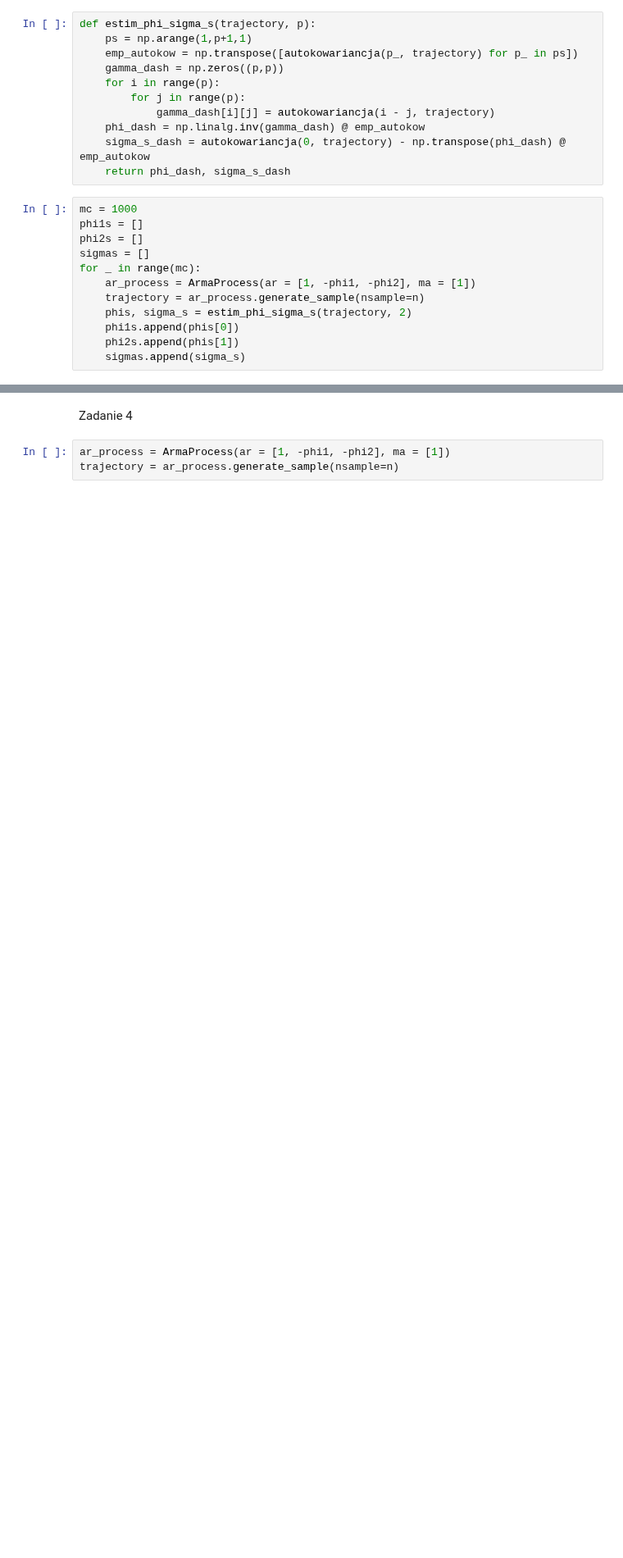
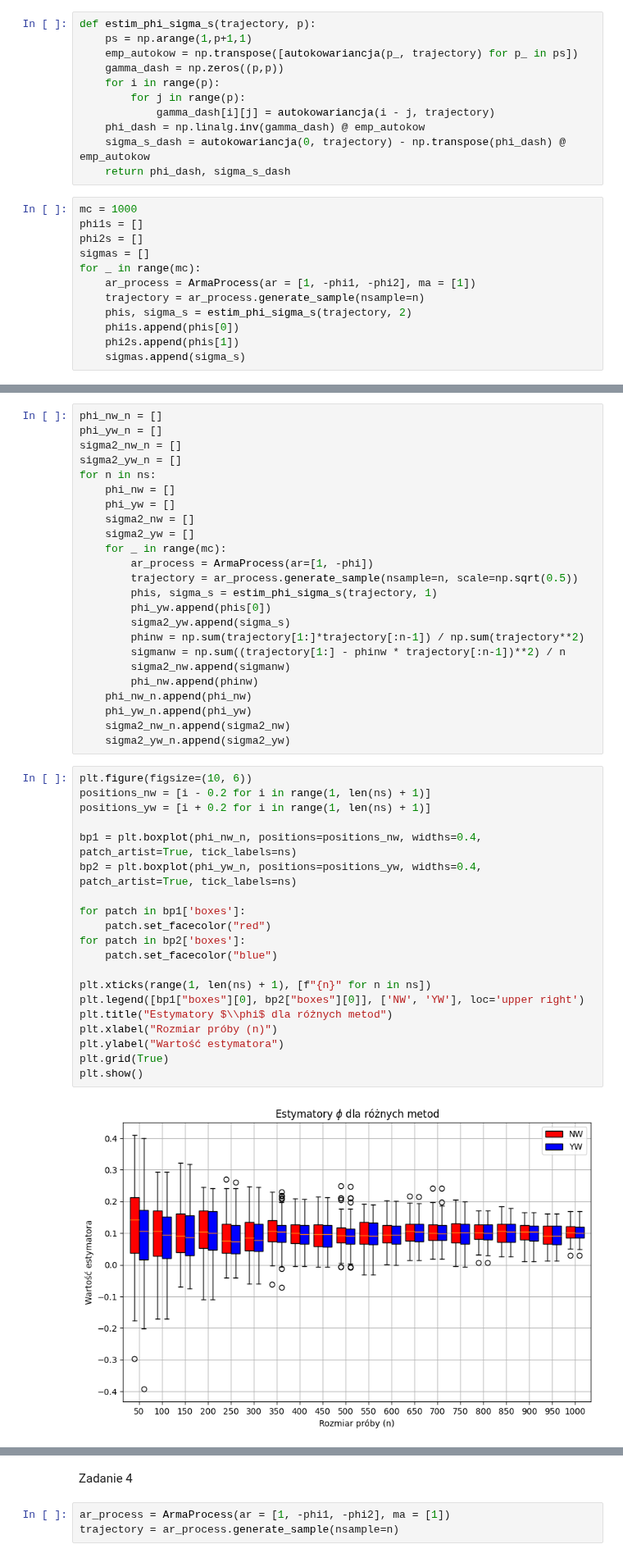
Before and after one commit to rafglo/Computer-Analysis-of-Time-Series, a Jupyter notebook: lista7.ipynb, the cells around one changed output, grey strips where cells are left out. Shown at 82% size. Cells and saved outputs as stored; diff of their text form; blank space fills up the shorter version.

```diff
--- a/lista7.ipynb
+++ b/lista7.ipynb
@@ -57,0 +65,46 @@ plt.show()
+# %%
+phi_nw_n = []
+phi_yw_n = []
+sigma2_nw_n = []
+sigma2_yw_n = []
+for n in ns:
+    phi_nw = []
+    phi_yw = []
+    sigma2_nw = []
+    sigma2_yw = []
+    for _ in range(mc):
+        ar_process = ArmaProcess(ar=[1, -phi])
+        trajectory = ar_process.generate_sample(nsample=n, scale=np.sqrt(0.5))
+        phis, sigma_s = estim_phi_sigma_s(trajectory, 1)
+        phi_yw.append(phis[0])
+        sigma2_yw.append(sigma_s)
+        phinw = np.sum(trajectory[1:]*trajectory[:n-1]) / np.sum(trajectory**2)
+        sigmanw = np.sum((trajectory[1:] - phinw * trajectory[:n-1])**2) / n
+        sigma2_nw.append(sigmanw)
+        phi_nw.append(phinw)
+    phi_nw_n.append(phi_nw)
+    phi_yw_n.append(phi_yw)
+    sigma2_nw_n.append(sigma2_nw)
+    sigma2_yw_n.append(sigma2_yw)
+# %%
+plt.figure(figsize=(10, 6))
+positions_nw = [i - 0.2 for i in range(1, len(ns) + 1)]
+positions_yw = [i + 0.2 for i in range(1, len(ns) + 1)]
+
+bp1 = plt.boxplot(phi_nw_n, positions=positions_nw, widths=0.4, patch_artist=True, tick_labels=ns)
+bp2 = plt.boxplot(phi_yw_n, positions=positions_yw, widths=0.4, patch_artist=True, tick_labels=ns)
+
+for patch in bp1['boxes']:
+    patch.set_facecolor("red")
+for patch in bp2['boxes']:
+    patch.set_facecolor("blue")
+
+plt.xticks(range(1, len(ns) + 1), [f"{n}" for n in ns])
+plt.legend([bp1["boxes"][0], bp2["boxes"][0]], ['NW', 'YW'], loc='upper right')
+plt.title("Estymatory $\\phi$ dla różnych metod")
+plt.xlabel("Rozmiar próby (n)")
+plt.ylabel("Wartość estymatora")
+plt.grid(True)
+plt.show()
+# %% [output]
+[figure, added]
```
Also changed, not shown: parts of 6 cells of this notebook.
